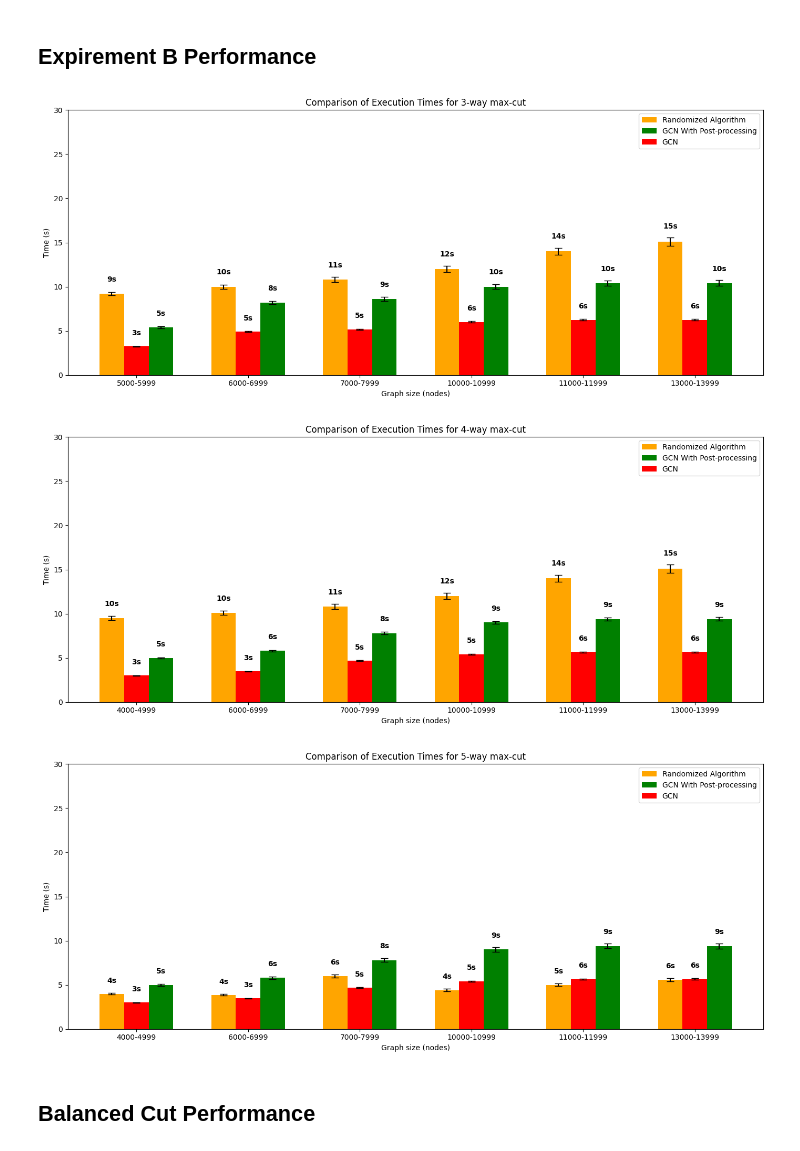
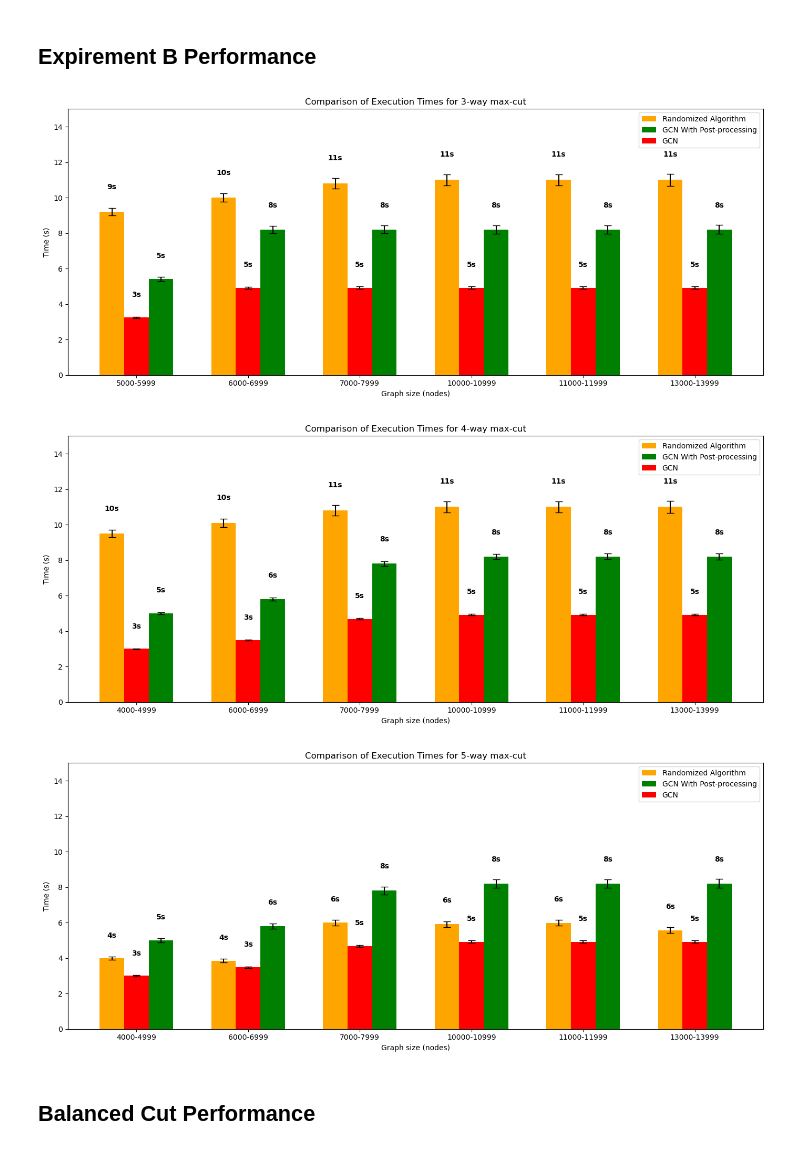
Before and after one commit to MJavaadAkhtar/GCN-max-cut, a Jupyter notebook: NeuralTesting3.ipynb, the cells around one changed output. Drawn from its saved outputs; the diff is of its cells as text; code cells hidden in the pictures.

```diff
--- a/NeuralTesting3.ipynb
+++ b/NeuralTesting3.ipynb
@@ -502,8 +508,8 @@ labels = ['5000-5999',  '6000-6999', '7000-7999', '10000-10999', '11000-11999',
 
 
 heuristic_cut = [ 3600, 3600, 3600, 3600, 3600, 3600]
-neural_cut3 = [6.2, 7, 7.8, 9, 11, 12.1]
-neural_cut_no_postProcessing = [ 27, 41, 43, 50, 52, 52]
+neural_cut3 = [6.2, 7, 7.8, 8,8,8]
+neural_cut_no_postProcessing = [ 27, 41, 41,41,41,41]
 
 # Let's say we have standard deviations in % for each bar
 # that grow with the x-axis (just an example):
@@ -530,7 +536,7 @@ barPlot_3_speedup_dot(
     nn_std_percent=nn_std_percent,
     nn_std_percent_ran=nn_std_percent_ran,
     title = 'Comparison of Execution Times for 3-way max-cut',
-    y_lim = 30,
+    y_lim = 15,
     nn_std_percent_GCN = apply_percentage(nn_std_percent, [30,30,30,30,30, 30])
 )
 
@@ -539,8 +545,8 @@ labels = ['4000-4999',  '6000-6999', '7000-7999', '10000-10999', '11000-11999',
 nn_std_percent = [ 1.2,  1.6, 1.7, 1.9, 2, 2.2]
 
 heuristic_cut = [3520, 3600, 3600, 3600, 3600, 3600]
-neural_cut3 = [ 6.5, 7.1, 7.8, 9, 11, 12.1]
-neural_cut_no_postProcessing = [ 25, 29, 39, 45, 47, 47]
+neural_cut3 = [ 6.5, 7.1, 7.8, 8,8,8]
+neural_cut_no_postProcessing = [ 25, 29, 39, 41,41,41]
 # barPlot_3_speedup(
 #     heuristic_cut=heuristic_cut,
 #     neural_cut1=[x + 2 for x in neural_cut3],
@@ -562,46 +568,46 @@ barPlot_3_speedup_dot(
     nn_std_percent=nn_std_percent,
     nn_std_percent_ran=nn_std_percent_ran,
     title = 'Comparison of Execution Times for 4-way max-cut',
-    y_lim = 30,
+    y_lim = 15,
     nn_std_percent_GCN = apply_percentage(nn_std_percent, [30,30,30,30,30, 30])
 )
 
 labels = ['4000-4999',  '6000-6999', '7000-7999', '10000-10999', '11000-11999', '13000-13999']
 heuristic_cut = [3469, 3600, 3600, 3600, 3600, 3600]
-neural_cut3 = [  0.980259895324707, 0.854733943939209, 2.9940409660339355, 1.4128098487854004, 1.986867904663086, 2.5727181434631348]
-neural_cut_no_postProcessing = [25, 29, 39, 45, 47, 47]
+neural_cut3 = [  0.980259895324707, 0.854733943939209, 2.9940409660339355, 2.9128098487854004, 2.986867904663086, 2.5727181434631348]
+neural_cut_no_postProcessing = [25, 29, 39, 41,41,41]
 nn_std_percent = [ 1.2,  1.6, 1.7, 1.9, 2, 2.2]
 nn_std_percent = [ 2.2, 2.4, 2.7, 2.8, 2.9, 3.1]
 nn_std_percent_ran = [ 2.2, 2.4, 2.7, 2.8, 2.9, 3.1]
 
 # barPlot_3_speedup(
 #     heuristic_cut=heuristic_cut,
 #     neural_cut1=[x + 2 for x in neural_cut3],
 #     neural_cut2=apply_percentage(neural_cut_no_postProcessing, [30,30,30,30,30,30,30, 30]),
 #     labels=labels,
 #     nn_std_percent=nn_std_percent,
 #     nn_std_percent_ran=nn_std_percent_ran,
 #     title = 'Comparison of Execution Time by Algorithm (5-way cut)',
 #     y_lim = 30
 #
 # )
 
 barPlot_3_speedup_dot(
     heuristic_cut=heuristic_cut,
     neural_cut1=[x + 3 for x in neural_cut3],
     neural_cut2=apply_percentage(neural_cut_no_postProcessing, [20,20,20,20,20,20]),
     neural_cut2_dots=apply_percentage(neural_cut_no_postProcessing, [12,12,12,12,12, 12]),
     labels=labels,
     nn_std_percent=nn_std_percent,
     nn_std_percent_ran=nn_std_percent_ran,
     title = 'Comparison of Execution Times for 5-way max-cut',
-    y_lim = 30,
+    y_lim = 15,
     nn_std_percent_GCN = apply_percentage(nn_std_percent, [30,30,30,30,30, 30])
 )
 # %% [output]
-[figure, old version]
+[figure, new version]
-[figure, old version]
+[figure, new version]
-[figure, old version]
+[figure, new version]
 # %% [markdown]
 ## Balanced Cut Performance
 # %%
```
Also changed, not shown: parts of 18 cells of this notebook, 6 other files.
